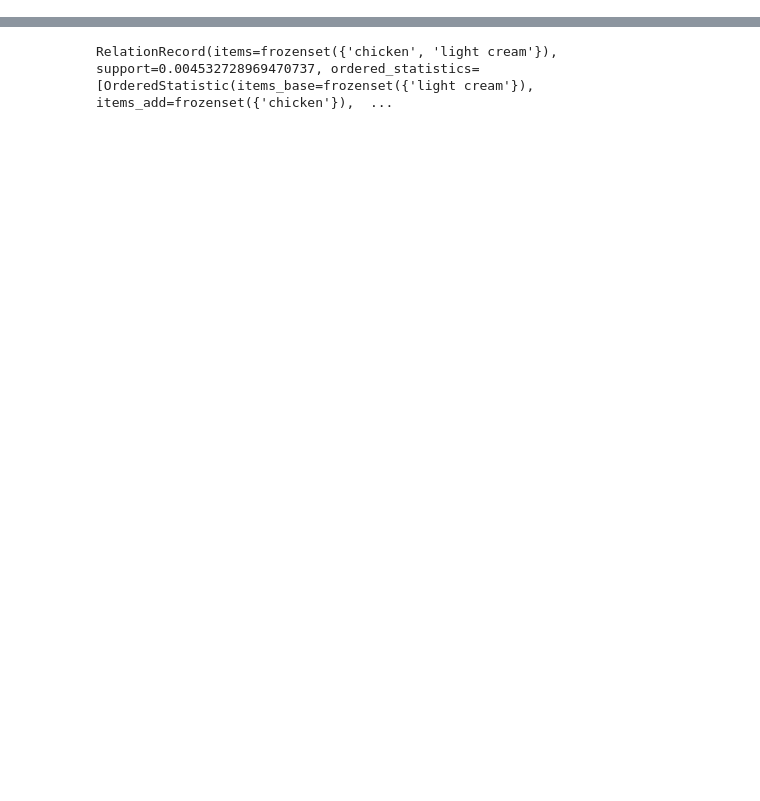
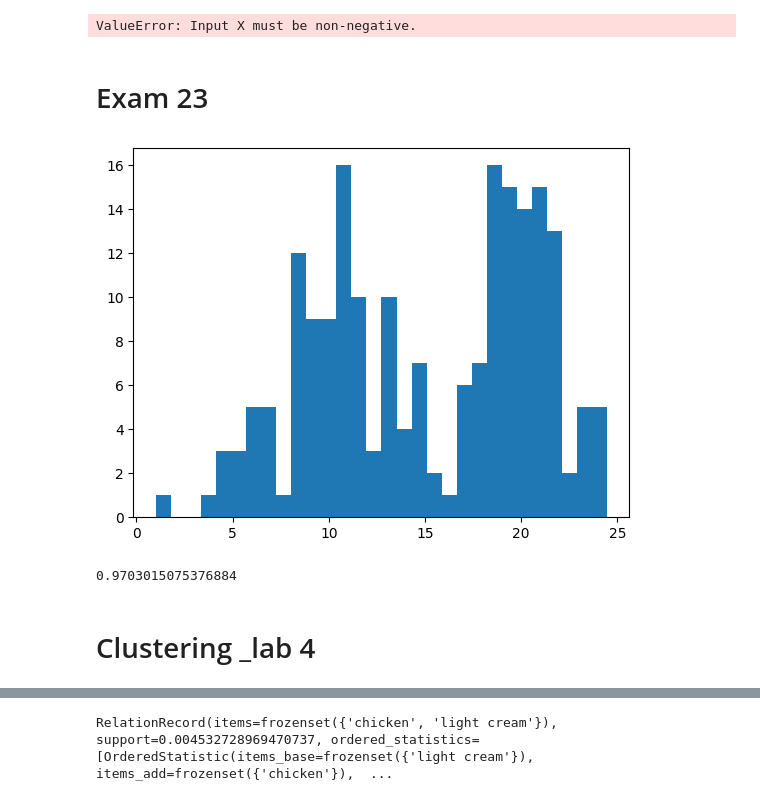
Before and after one commit to ADinng/CS6319_MachineLearning, a Jupyter notebook: CS6319_endterm_notes.ipynb, the cells around one changed output, grey strips where cells are left out. Cells and saved outputs as stored; diff of their text form; code cells hidden in the pictures; blank space fills up the shorter version.

```diff
--- a/CS6319_endterm_notes.ipynb
+++ b/CS6319_endterm_notes.ipynb
@@ -4,0 +137,8 @@ lab 4
+# %%
+from sklearn.feature_selection import SelectKBest, chi2
+selector = SelectKBest(chi2, k=2)
+features_new2 = selector.fit_transform(features)
+# %% [output]
+ValueError: Input X must be non-negative.
+# %% [markdown]
+# Exam 23
@@ -4,0 +175,33 @@ lab 4
+# %%
+# exam 23 - 2题 Gaussian mixture model
+from numpy import hstack
+from numpy.random import normal
+from matplotlib import pyplot
+
+# a. Generate artificial 1-dimensional data, containing 100 real numbers with mean 10 and standarddeviation 3, and 100 with mean 20 and standard deviation 2
+X1 = normal(loc=10, scale=3, size=100)
+X2 = normal(loc=20, scale=2, size=100)
+X = hstack((X1, X2))
+X = X.reshape((len(X),1))
+
+pyplot.hist(X, bins=30)
+pyplot.show()
+
+# b.Fit a Gaussian mixture model to the data. (因为两个正态分布x1,x2，所以n_components=2)
+from sklearn.mixture import GaussianMixture
+gm = GaussianMixture(n_components=2)
+gm.fit(X)
+
+# c.Use “predict” method to obtain a list of predicted cluster labels for the 200 data points,就是X全部有200个
+y = gm.predict(X)
+
+
+# d.Calculate how accurate the predictions are by measuring the rand score.
+# 需要计算实际标签，其实由0,1组成(写为100个0，100个1)
+true_labels = [0] * 100 + [1] * 100
+from sklearn import metrics
+gm_score = metrics.rand_score(true_labels, y)
+print(gm_score)
+# %% [output]
+[figure, added]
+0.9703015075376884
@@ -5 +245,3 @@ lab 4
+# %% [markdown]
+# Clustering _lab 4
 # %%
```
Also changed, not shown: parts of 27 cells of this notebook.
